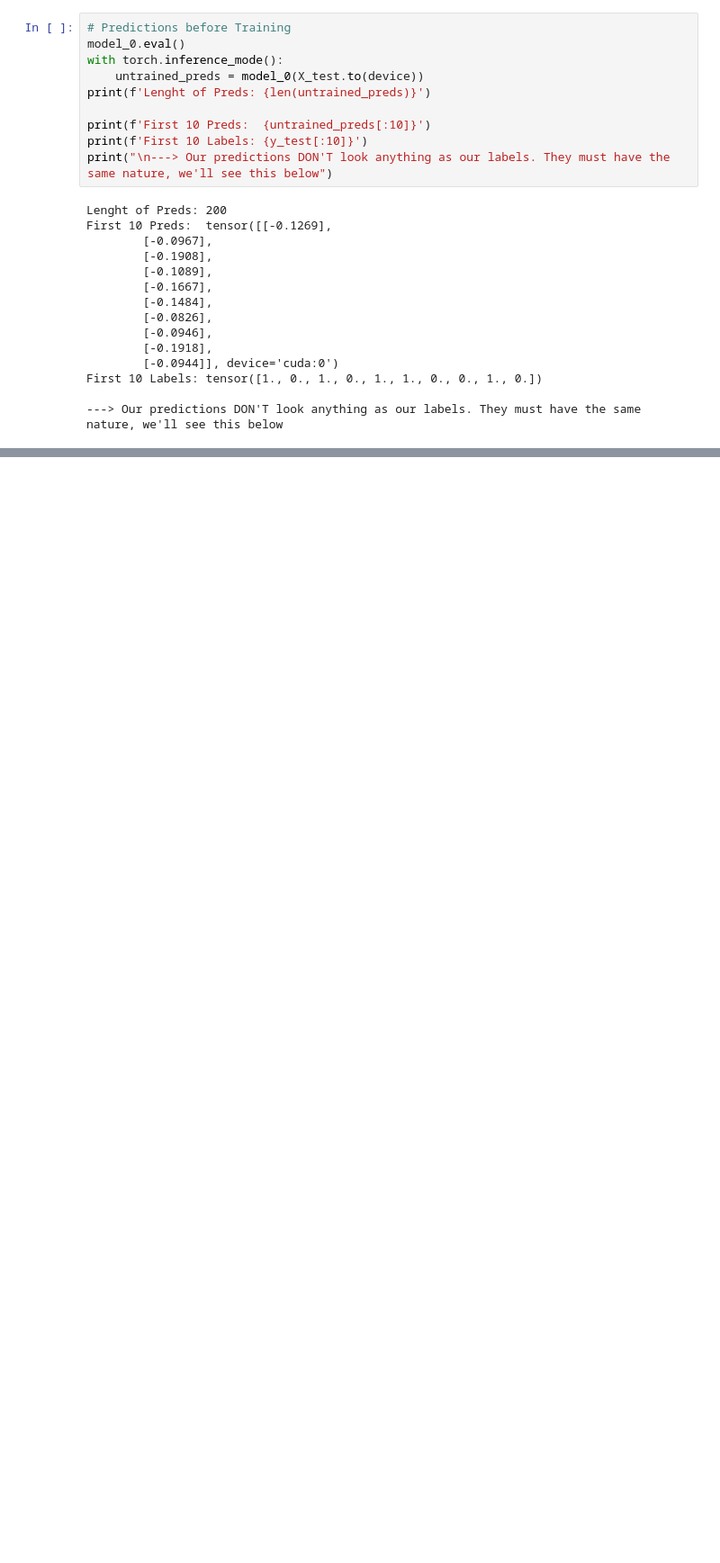
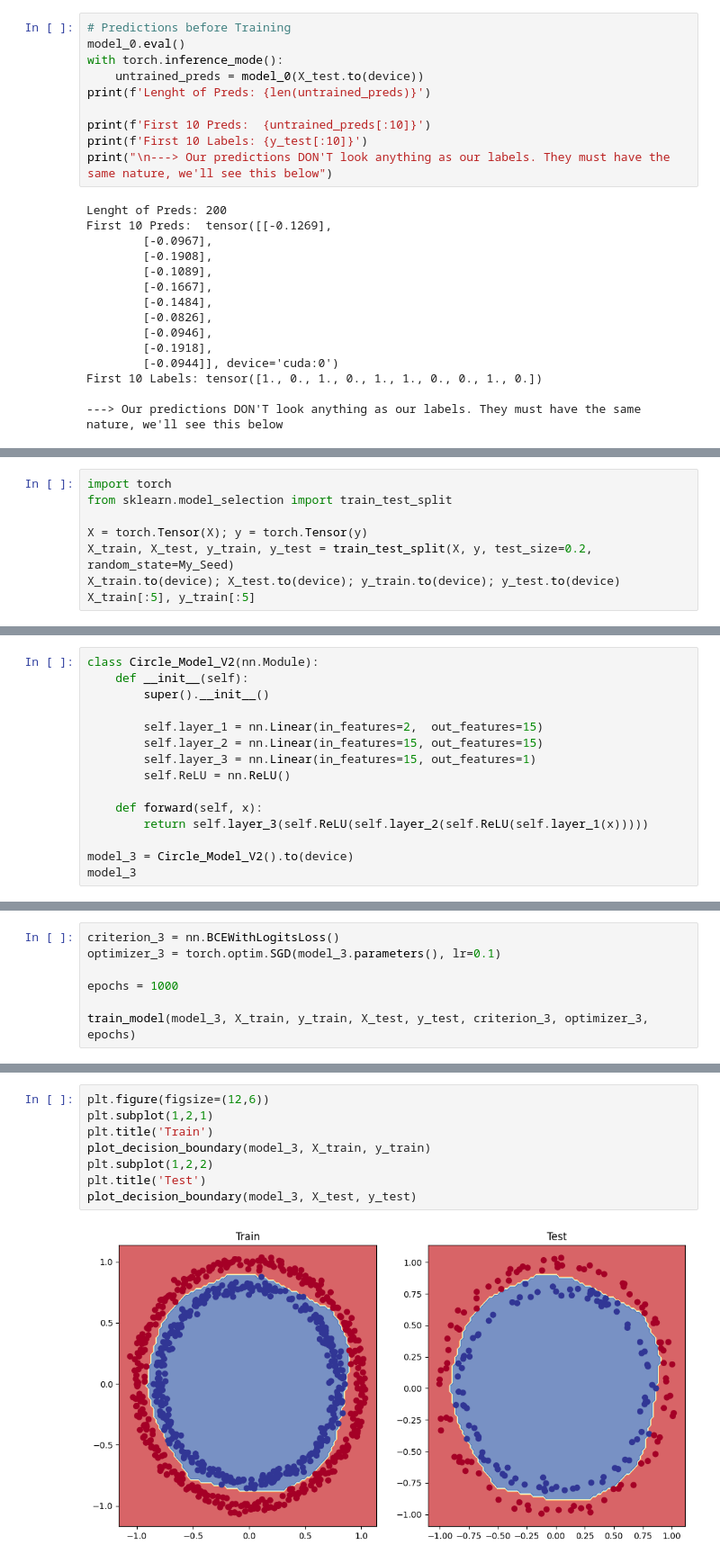
Before and after one commit to Golden572/PhD_Self-Study_RIT, a Jupyter notebook: Courses/PyTorch for Deep Learning & Machine Learning - Full Course/02_Live_pytorch_nn_classification.ipynb, the cells around one changed output, grey strips where cells are left out. Shown at 90% size. Saved outputs shown, nothing was run; the diff lists cells and outputs as text; blank space fills up the shorter version.

```diff
--- a/Courses/PyTorch for Deep Learning & Machine Learning - Full Course/02_Live_pytorch_nn_classification.ipynb
+++ b/Courses/PyTorch for Deep Learning & Machine Learning - Full Course/02_Live_pytorch_nn_classification.ipynb
@@ -210,0 +404,8 @@ criterion = nn.BCEWithLogitsLoss()
+# %%
+import torch
+from sklearn.model_selection import train_test_split
+
+X = torch.Tensor(X); y = torch.Tensor(y)
+X_train, X_test, y_train, y_test = train_test_split(X, y, test_size=0.2, random_state=My_Seed)
+X_train.to(device); X_test.to(device); y_train.to(device); y_test.to(device)
+X_train[:5], y_train[:5]
@@ -210,0 +421,15 @@ criterion = nn.BCEWithLogitsLoss()
+# %%
+class Circle_Model_V2(nn.Module):
+    def __init__(self):
+        super().__init__()
+
+        self.layer_1 = nn.Linear(in_features=2,  out_features=15)
+        self.layer_2 = nn.Linear(in_features=15, out_features=15)
+        self.layer_3 = nn.Linear(in_features=15, out_features=1)
+        self.ReLU = nn.ReLU()
+
+    def forward(self, x):
+        return self.layer_3(self.ReLU(self.layer_2(self.ReLU(self.layer_1(x)))))
+
+model_3 = Circle_Model_V2().to(device)
+model_3
@@ -210,0 +443,7 @@ criterion = nn.BCEWithLogitsLoss()
+# %%
+criterion_3 = nn.BCEWithLogitsLoss()
+optimizer_3 = torch.optim.SGD(model_3.parameters(), lr=0.1)
+
+epochs = 1000
+
+train_model(model_3, X_train, y_train, X_test, y_test, criterion_3, optimizer_3, epochs)
@@ -210,0 +466,10 @@ criterion = nn.BCEWithLogitsLoss()
+# %%
+plt.figure(figsize=(12,6))
+plt.subplot(1,2,1)
+plt.title('Train')
+plot_decision_boundary(model_3, X_train, y_train)
+plt.subplot(1,2,2)
+plt.title('Test')
+plot_decision_boundary(model_3, X_test, y_test)
+# %% [output]
+[figure, added]
```
Also changed, not shown: parts of 38 cells of this notebook, 1 other file.
